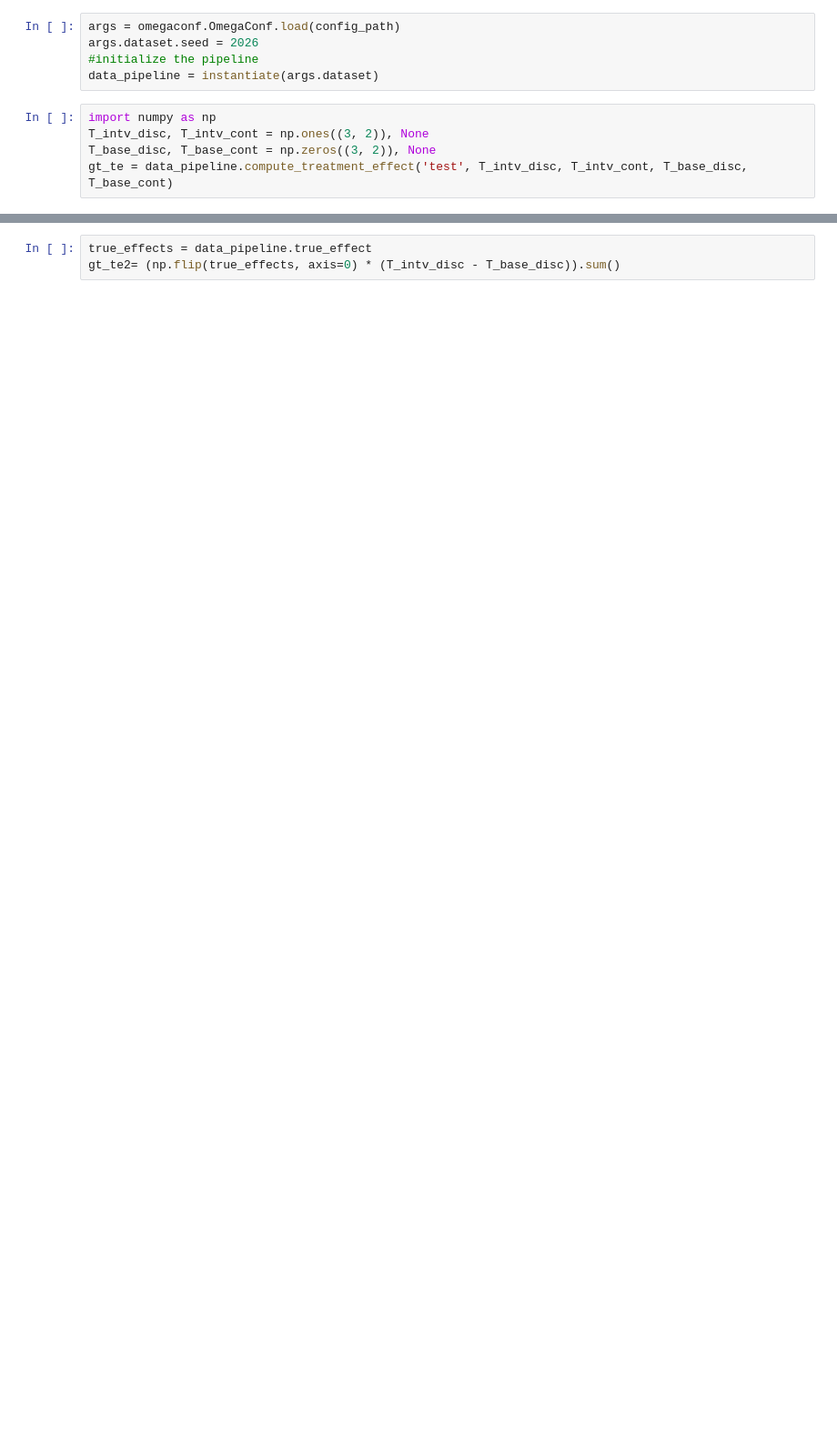
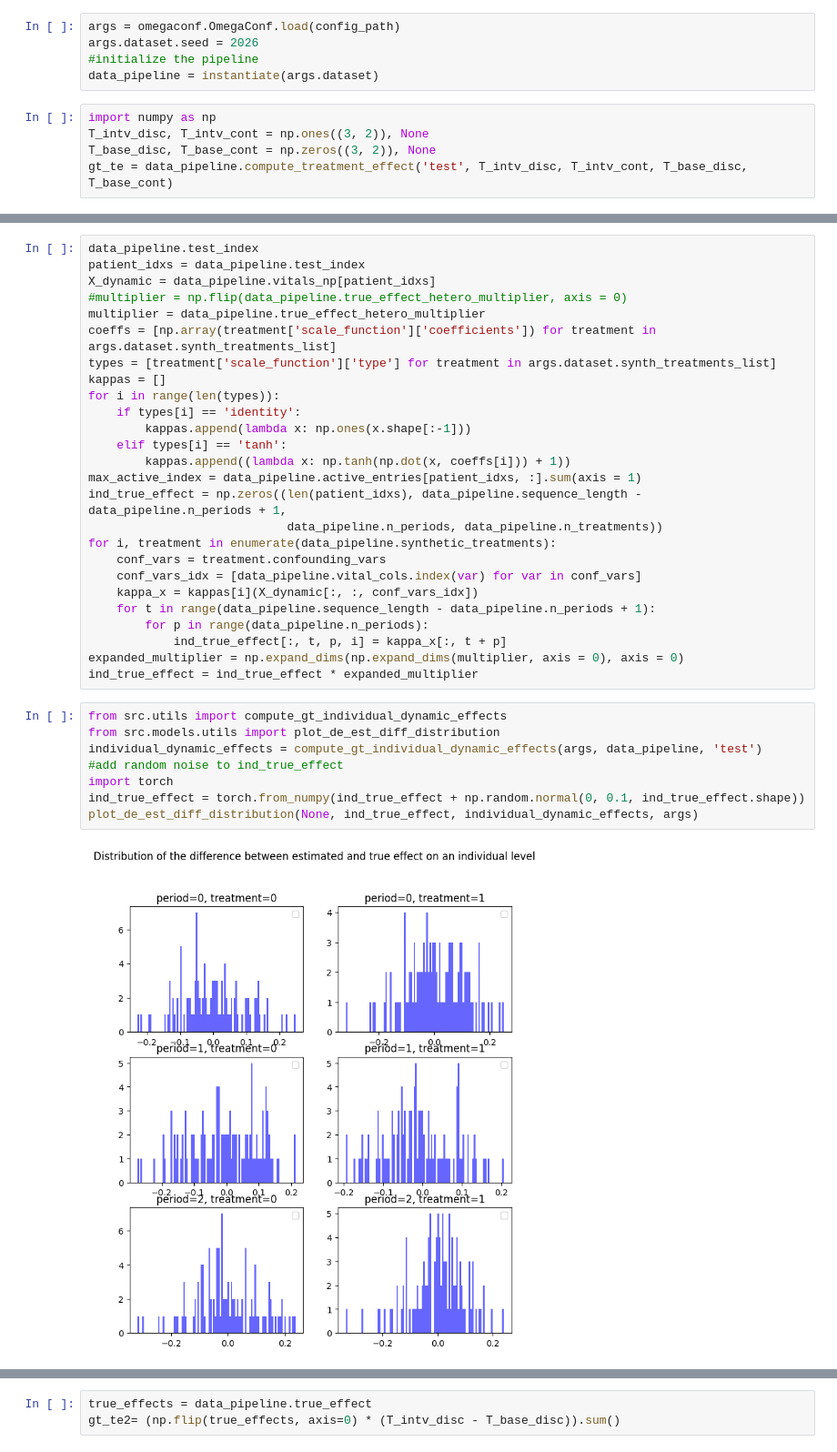
Before and after one commit to Neferpitou3871/DeepBlip, a Jupyter notebook: notebooks/mimic_synthetic_datapipeline.ipynb, the cells around one changed output, grey strips where cells are left out. Shown at 91% size. Saved outputs shown, nothing was run; the diff lists cells and outputs as text; blank space fills up the shorter version.

```diff
--- a/notebooks/mimic_synthetic_datapipeline.ipynb
+++ b/notebooks/mimic_synthetic_datapipeline.ipynb
@@ -36,0 +18,36 @@ array([[-4.11202269, -4.11202269, -4.11202269, -4.11202269, -4.11202269,
+# %%
+data_pipeline.test_index
+patient_idxs = data_pipeline.test_index
+X_dynamic = data_pipeline.vitals_np[patient_idxs]
+#multiplier = np.flip(data_pipeline.true_effect_hetero_multiplier, axis = 0)
+multiplier = data_pipeline.true_effect_hetero_multiplier
+coeffs = [np.array(treatment['scale_function']['coefficients']) for treatment in args.dataset.synth_treatments_list]
+types = [treatment['scale_function']['type'] for treatment in args.dataset.synth_treatments_list]
+kappas = []
+for i in range(len(types)):
+    if types[i] == 'identity':
+        kappas.append(lambda x: np.ones(x.shape[:-1]))
+    elif types[i] == 'tanh':
+        kappas.append((lambda x: np.tanh(np.dot(x, coeffs[i])) + 1))
+max_active_index = data_pipeline.active_entries[patient_idxs, :].sum(axis = 1)
+ind_true_effect = np.zeros((len(patient_idxs), data_pipeline.sequence_length - data_pipeline.n_periods + 1,
+                            data_pipeline.n_periods, data_pipeline.n_treatments))
+for i, treatment in enumerate(data_pipeline.synthetic_treatments):
+    conf_vars = treatment.confounding_vars
+    conf_vars_idx = [data_pipeline.vital_cols.index(var) for var in conf_vars]
+    kappa_x = kappas[i](X_dynamic[:, :, conf_vars_idx])
+    for t in range(data_pipeline.sequence_length - data_pipeline.n_periods + 1):
+        for p in range(data_pipeline.n_periods):
+            ind_true_effect[:, t, p, i] = kappa_x[:, t + p]
+expanded_multiplier = np.expand_dims(np.expand_dims(multiplier, axis = 0), axis = 0)
+ind_true_effect = ind_true_effect * expanded_multiplier
+# %%
+from src.utils import compute_gt_individual_dynamic_effects
+from src.models.utils import plot_de_est_diff_distribution
+individual_dynamic_effects = compute_gt_individual_dynamic_effects(args, data_pipeline, 'test')
+#add random noise to ind_true_effect
+import torch
+ind_true_effect = torch.from_numpy(ind_true_effect + np.random.normal(0, 0.1, ind_true_effect.shape))
+plot_de_est_diff_distribution(None, ind_true_effect, individual_dynamic_effects, args)
+# %% [output]
+[figure, added]
```
Also changed, not shown: parts of 8 cells of this notebook, 10 other files.
